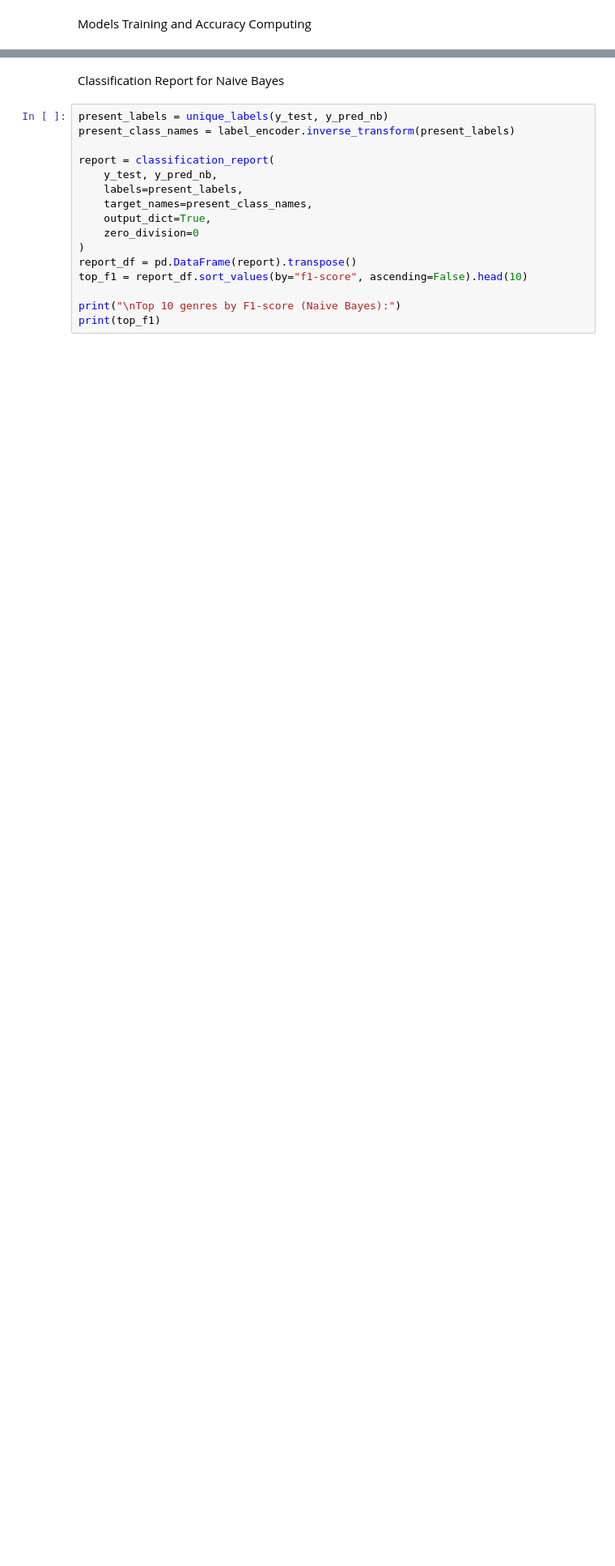
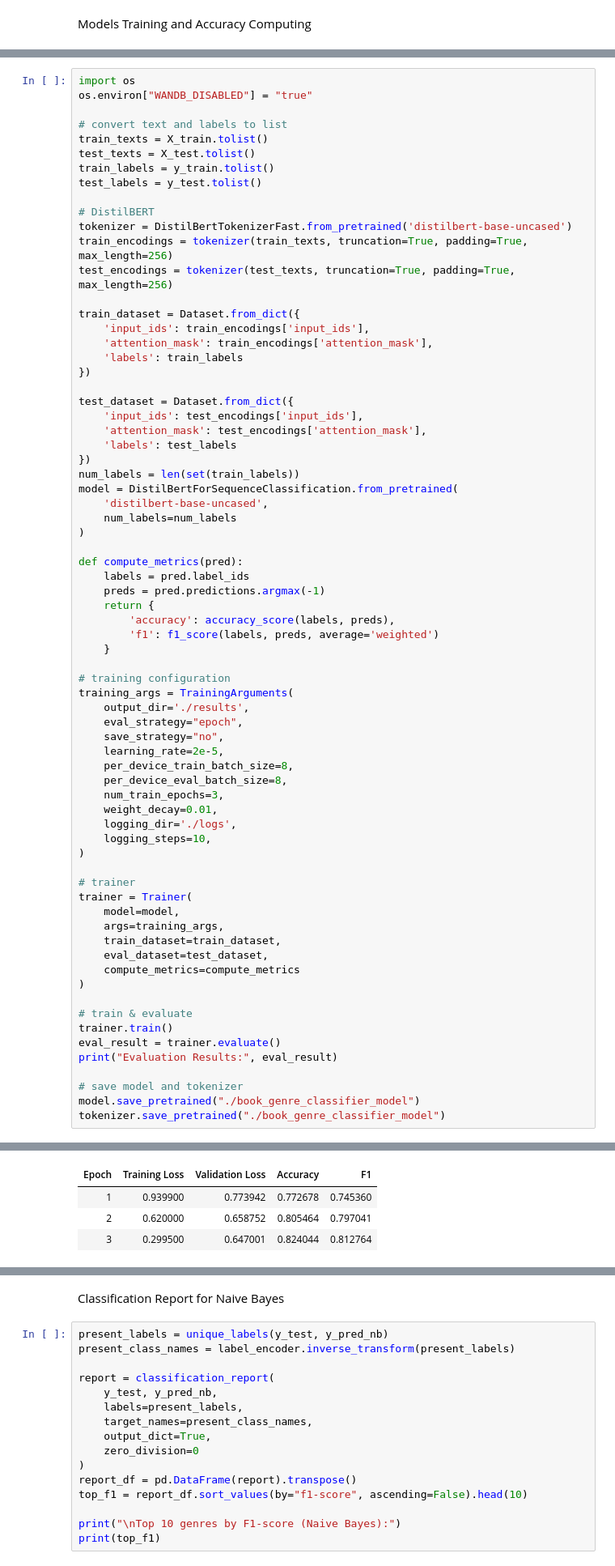
Before and after one commit to AnastasiyaDmrsk/book_classification, a Jupyter notebook: proyecto.ipynb, the cells around one changed output, grey strips where cells are left out. Shown at 81% size. Drawn from its saved outputs; the diff is of its cells as text; blank space fills up the shorter version.

```diff
--- a/proyecto.ipynb
+++ b/proyecto.ipynb
@@ -108,0 +128,72 @@ SVM Accuracy: 0.7158469945355191
+# %%
+import os
+os.environ["WANDB_DISABLED"] = "true"
+
+# convert text and labels to list
+train_texts = X_train.tolist()
+test_texts = X_test.tolist()
+train_labels = y_train.tolist()
+test_labels = y_test.tolist()
+
+# DistilBERT
+tokenizer = DistilBertTokenizerFast.from_pretrained('distilbert-base-uncased')
+train_encodings = tokenizer(train_texts, truncation=True, padding=True, max_length=256)
+test_encodings = tokenizer(test_texts, truncation=True, padding=True, max_length=256)
+
+train_dataset = Dataset.from_dict({
+    'input_ids': train_encodings['input_ids'],
+    'attention_mask': train_encodings['attention_mask'],
+    'labels': train_labels
+})
+
+test_dataset = Dataset.from_dict({
+    'input_ids': test_encodings['input_ids'],
+    'attention_mask': test_encodings['attention_mask'],
+    'labels': test_labels
+})
+num_labels = len(set(train_labels))
+model = DistilBertForSequenceClassification.from_pretrained(
+    'distilbert-base-uncased',
+    num_labels=num_labels
+)
+
+def compute_metrics(pred):
+    labels = pred.label_ids
+    preds = pred.predictions.argmax(-1)
+    return {
+        'accuracy': accuracy_score(labels, preds),
+        'f1': f1_score(labels, preds, average='weighted')
+    }
+
+# training configuration
+training_args = TrainingArguments(
+    output_dir='./results',
+    eval_strategy="epoch",
+    save_strategy="no",
+    learning_rate=2e-5,
+    per_device_train_batch_size=8,
+    per_device_eval_batch_size=8,
+    num_train_epochs=3,
+    weight_decay=0.01,
+    logging_dir='./logs',
+    logging_steps=10,
+)
+
+# trainer
+trainer = Trainer(
+    model=model,
+    args=training_args,
+    train_dataset=train_dataset,
+    eval_dataset=test_dataset,
+    compute_metrics=compute_metrics
+)
+
+# train & evaluate
+trainer.train()
+eval_result = trainer.evaluate()
+print("Evaluation Results:", eval_result)
+
+# save model and tokenizer
+model.save_pretrained("./book_genre_classifier_model")
+tokenizer.save_pretrained("./book_genre_classifier_model")
+# %% [output]
@@ -108,0 +205,4 @@ SVM Accuracy: 0.7158469945355191
+| Epoch | Training Loss | Validation Loss | Accuracy | F1 |
+| 1 | 0.939900 | 0.773942 | 0.772678 | 0.745360 |
+| 2 | 0.620000 | 0.658752 | 0.805464 | 0.797041 |
+| 3 | 0.299500 | 0.647001 | 0.824044 | 0.812764 |
```
Also changed, not shown: parts of 7 cells of this notebook, 7 other files.
